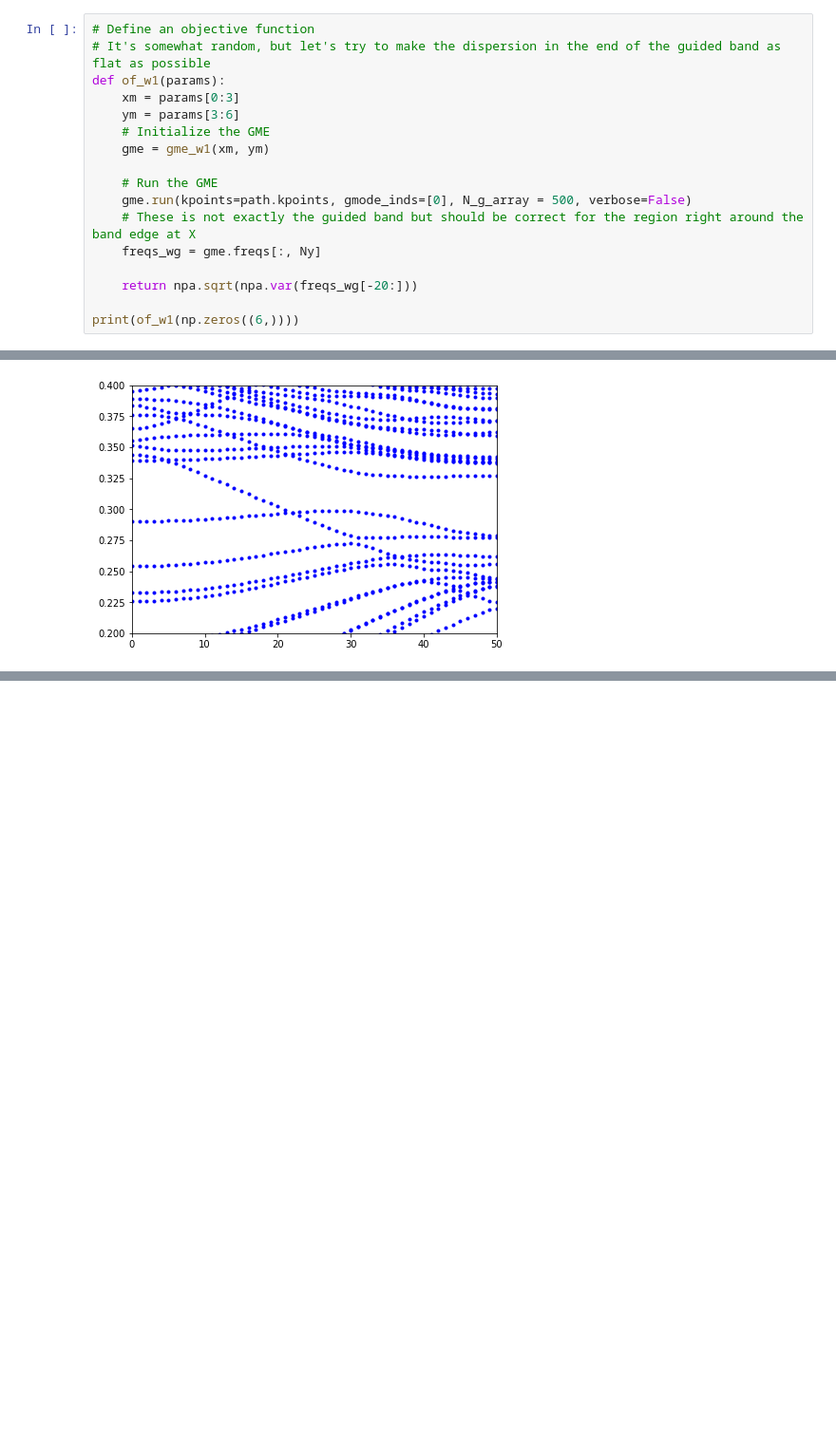
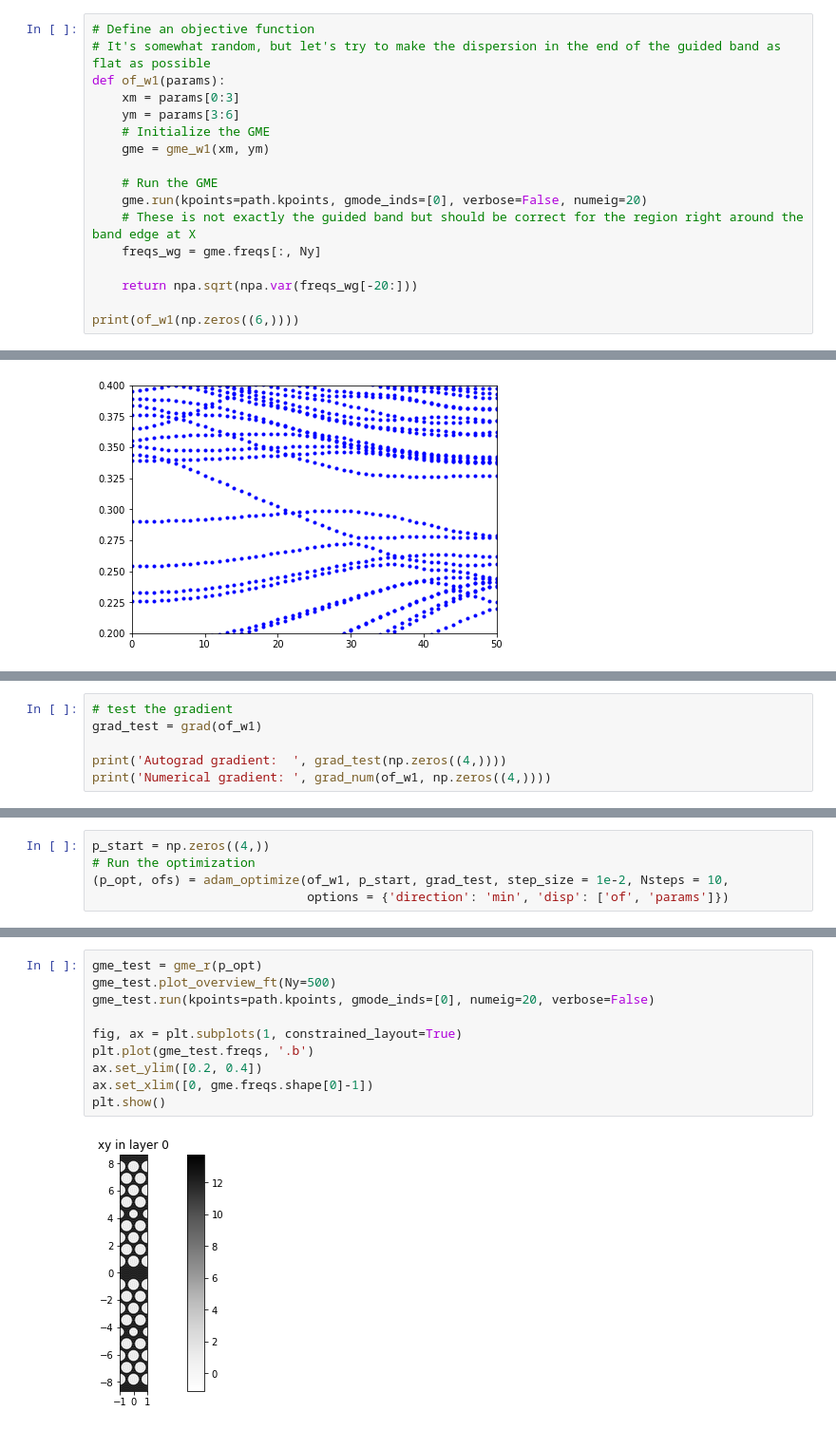
Before and after one commit to fancompute/legume, a Jupyter notebook: Notebooks/PhC_waveguide.ipynb, the cells around one changed output, grey strips where cells are left out. Shown at 95% size. Cells and saved outputs as stored; diff of their text form; blank space fills up the shorter version.

Commit message:
Starting to build Q computation; test of waveguide autograd gradient with hole radius

```diff
--- a/Notebooks/PhC_waveguide.ipynb
+++ b/Notebooks/PhC_waveguide.ipynb
@@ -103,7 +105,7 @@ def of_w1(params):
     gme = gme_w1(xm, ym)
 
     # Run the GME
-    gme.run(kpoints=path.kpoints, gmode_inds=[0], N_g_array = 500, verbose=False)
+    gme.run(kpoints=path.kpoints, gmode_inds=[0], verbose=False, numeig=20)
     # These is not exactly the guided band but should be correct for the region right around the band edge at X
     freqs_wg = gme.freqs[:, Ny]
 
@@ -170,0 +208,6 @@ But apart from that, **I'll be damned, it worked!**
+# %%
+# test the gradient
+grad_test = grad(of_w1)
+
+print('Autograd gradient:  ', grad_test(np.zeros((4,))))
+print('Numerical gradient: ', grad_num(of_w1, np.zeros((4,))))
@@ -170,0 +217,5 @@ But apart from that, **I'll be damned, it worked!**
+# %%
+p_start = np.zeros((4,))
+# Run the optimization
+(p_opt, ofs) = adam_optimize(of_w1, p_start, grad_test, step_size = 1e-2, Nsteps = 10,
+                             options = {'direction': 'min', 'disp': ['of', 'params']})
@@ -170,0 +240,12 @@ But apart from that, **I'll be damned, it worked!**
+# %%
+gme_test = gme_r(p_opt)
+gme_test.plot_overview_ft(Ny=500)
+gme_test.run(kpoints=path.kpoints, gmode_inds=[0], numeig=20, verbose=False)
+
+fig, ax = plt.subplots(1, constrained_layout=True)
+plt.plot(gme_test.freqs, '.b')
+ax.set_ylim([0.2, 0.4])
+ax.set_xlim([0, gme.freqs.shape[0]-1])
+plt.show()
+# %% [output]
+[figure, added]
```
Also changed, not shown: parts of 15 cells of this notebook, 4 other files.
